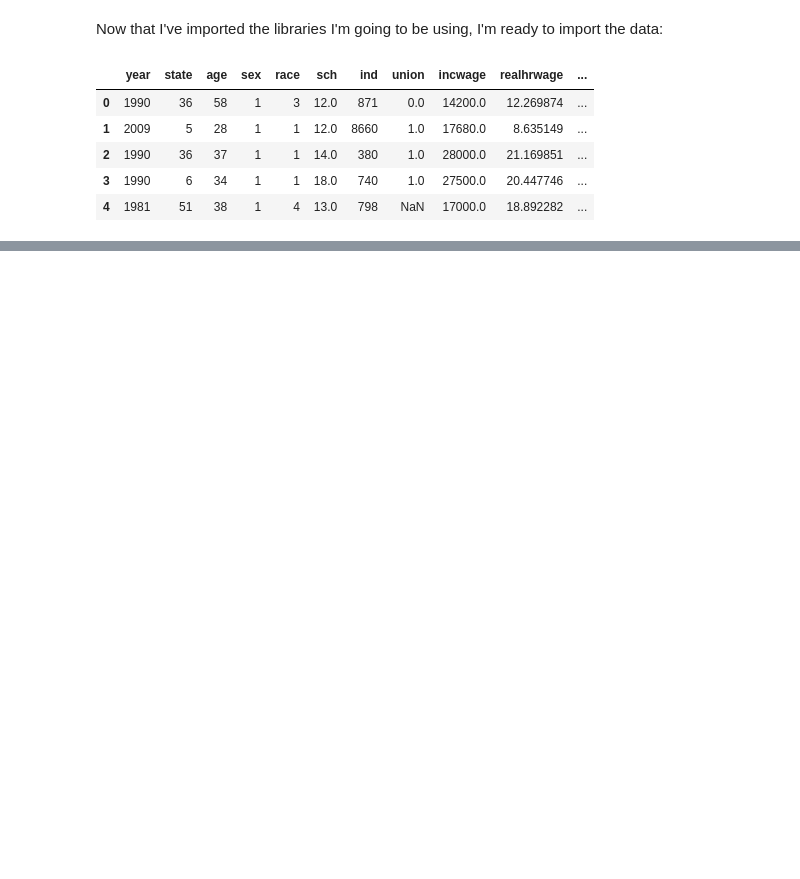
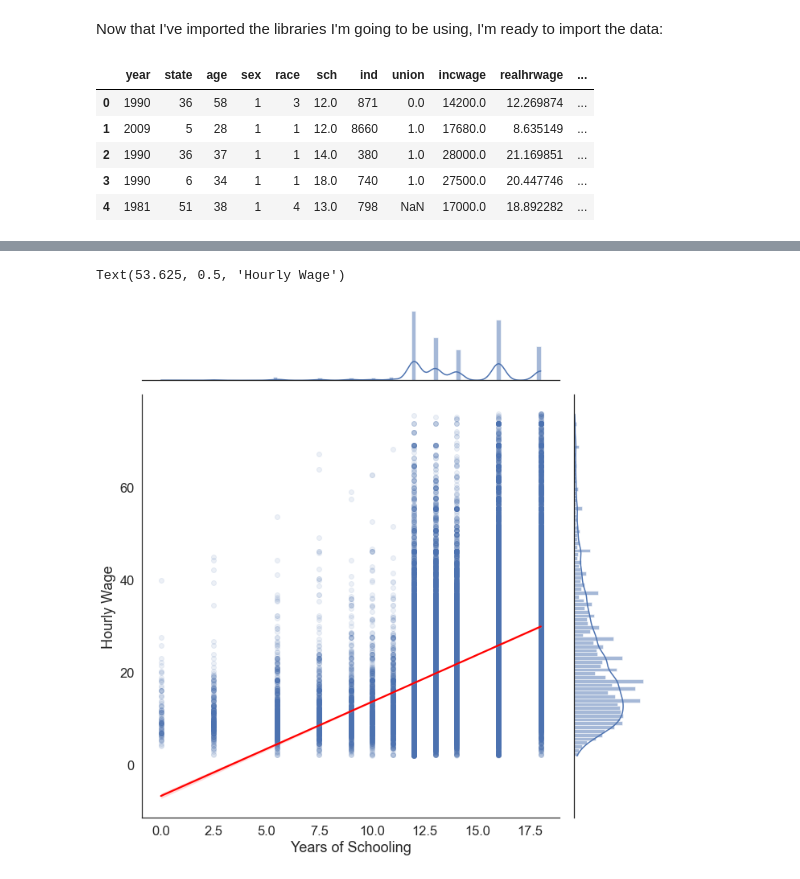
Before and after one commit to yoko-37458/QM2, a Jupyter notebook: W5_Distributions_and_Basic_Statistics.ipynb, the cells around one changed output, grey strips where cells are left out. Saved outputs shown, nothing was run; the diff lists cells and outputs as text; code cells hidden in the pictures; blank space fills up the shorter version.

```diff
--- a/W5_Distributions_and_Basic_Statistics.ipynb
+++ b/W5_Distributions_and_Basic_Statistics.ipynb
@@ -591,0 +213,14 @@ two_hist([white_men_hs_complete,hispanic_women_bachelor],['White men who complet
+# %%
+sns.jointplot(data=reg_df, # plot a scatterplot with a regression line and two histograms
+                x='sch', # set the x axis to be the years of schooling
+                y='realhrwage', # set the y axis to be the hourly wage
+                kind="reg",  # set the kind of plot to be a regression plot
+                scatter_kws=dict(alpha=0.1), # set the transparency of the points to be 0.1 (10%)
+                line_kws=dict(color='red'), # set the color of the regression line to red
+                height=10) # set the height of the plot to be 10 inches
+
+plt.xlabel('Years of Schooling') # add a label to the x axis
+plt.ylabel('Hourly Wage') # add a label to the y axis
+# %% [output]
+Text(53.625, 0.5, 'Hourly Wage')
+[figure, added]
```
Also changed, not shown: parts of 109 cells of this notebook.
